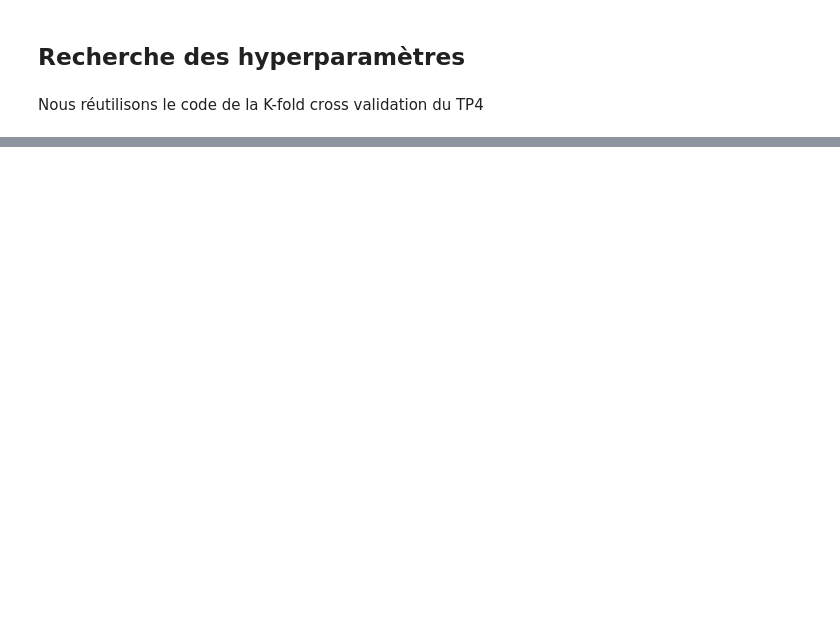
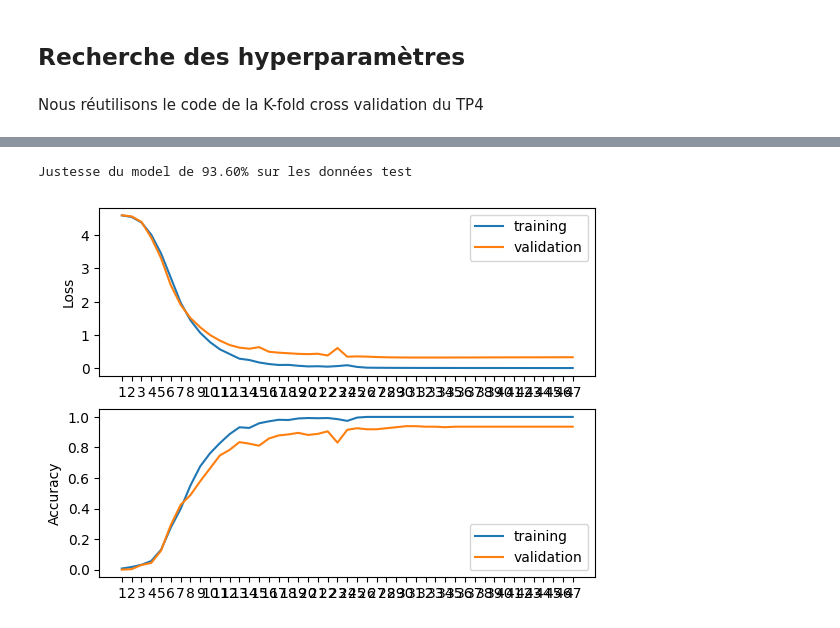
Before and after one commit to Alexandre-Leclercq/technique_apprentissage_projet, a Jupyter notebook: notebook/MLP_PyTorch.ipynb, the cells around one changed output, grey strips where cells are left out. Saved outputs shown, nothing was run; the diff lists cells and outputs as text; code cells hidden in the pictures; blank space fills up the shorter version.

```diff
--- a/notebook/MLP_PyTorch.ipynb
+++ b/notebook/MLP_PyTorch.ipynb
@@ -277,0 +416,6 @@ plot_training(loss_train, accuracy_train, loss_test, accuracy_test)
+# %%
+reset_model_params(model)
+optimizer = torch.optim.SGD(model.parameters(), lr=best_params[0], momentum=0.5, weight_decay=best_params[1])
+loss_train, accuracy_train, loss_test, accuracy_test = training_MLP(
+    X_train, t_train, X_test, t_test,
+    loss_function, optimizer, num_epochs=2000, verbose=True)
@@ -277,0 +440,8 @@ plot_training(loss_train, accuracy_train, loss_test, accuracy_test)
+# %%
+print("Justesse du model de {:.2f}% sur les données test".format(accuracy_test[-1]*100))
+# %% [output]
+Justesse du model de 93.60% sur les données test
+# %%
+plot_training(loss_train, accuracy_train, loss_test, accuracy_test)
+# %% [output]
+[figure, added]
```
Also changed, not shown: parts of 26 cells of this notebook.
